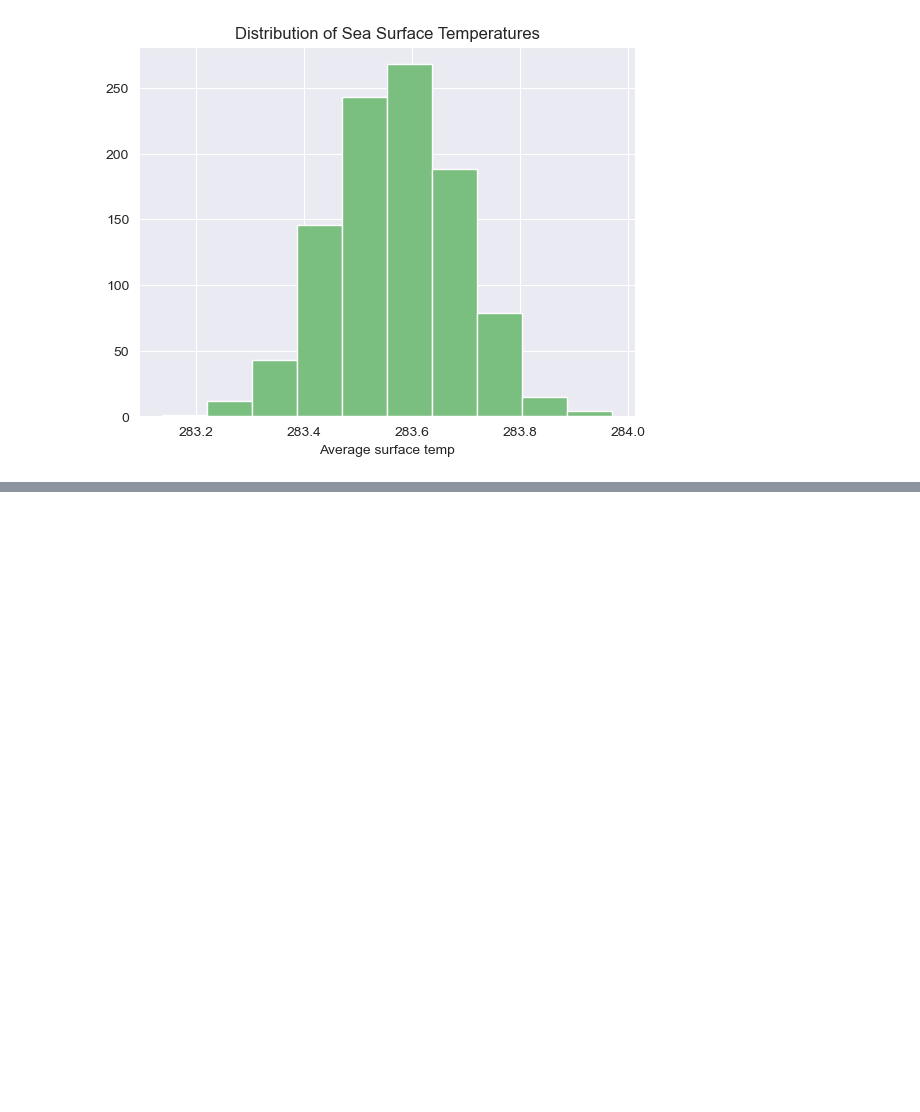
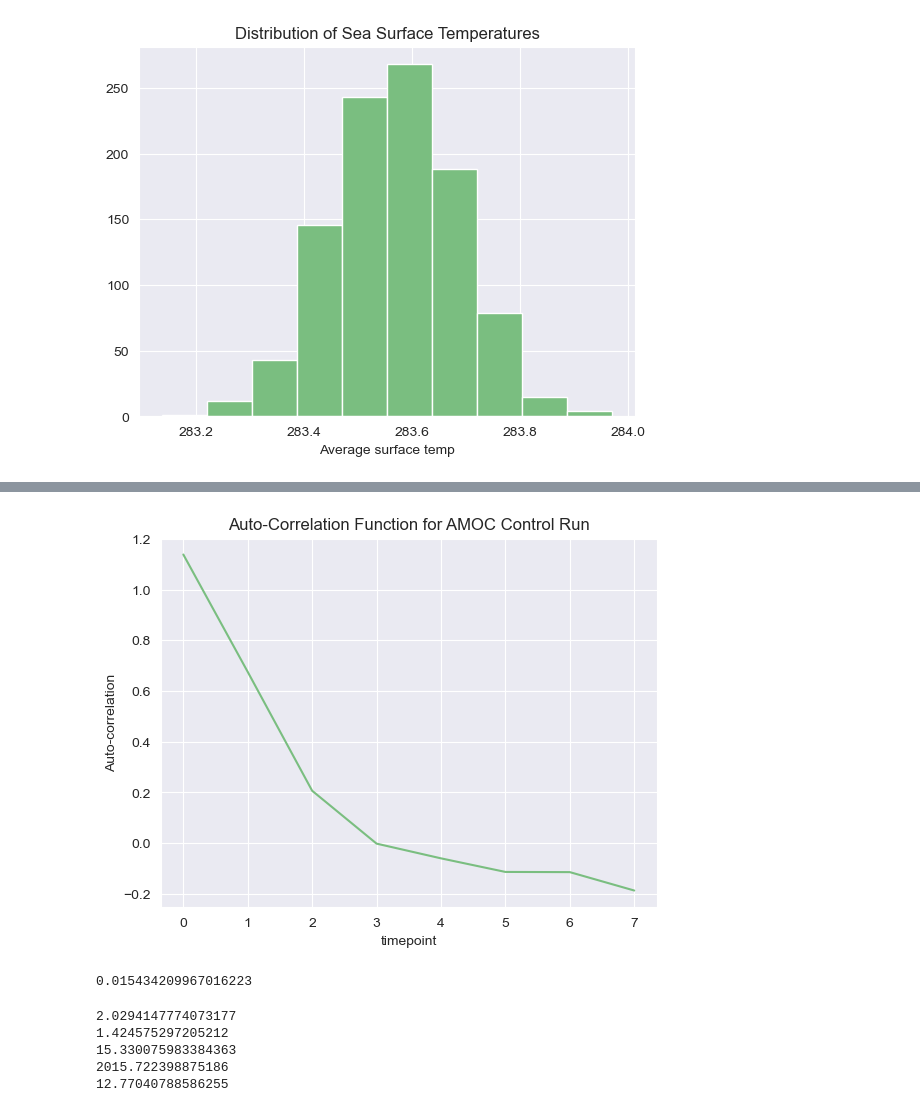
Before and after one commit to amethystaurora-robo/control_run_analysis, a Jupyter notebook: amoc_analysis.ipynb, the cells around one changed output, grey strips where cells are left out. Cells and saved outputs as stored; diff of their text form; code cells hidden in the pictures; blank space fills up the shorter version.

```diff
--- a/amoc_analysis.ipynb
+++ b/amoc_analysis.ipynb
@@ -111,0 +155,56 @@ plt.savefig('PDF_amoc_cut.png')
+# %%
+#change list to temp and salt
+slices = np.array_split(amoc_list, 1500)
+products = []
+slice_length = len(amoc_list) // 1500
+expectations = np.zeros((1500,slice_length))
+for slice_num, slice in enumerate(slices):
+    for i in range(len(slice)):
+        expectations[slice_num,i] = (slice[0]-control_mean)*(slice[i]-control_mean)
+    #print(slice[0],slice[i],control_mean**2)
+#find mean of AC at each expected value of amoc
+ACF_mean = np.mean(expectations, axis=0)
+ACF = []
+
+#divide by variance
+for mean in ACF_mean:
+    R_t = mean/control_variance
+    ACF.append(R_t)
+# %%
+#plot autocorrelation function
+plt.figure()
+plt.plot(ACF)
+plt.title('Auto-Correlation Function for AMOC Control Run')
+plt.xlabel('timepoint')
+plt.ylabel('Auto-correlation')
+plt.savefig('acfunc_control.png')
+# %% [output]
+[figure, added]
+# %%
+#integral auto-correlation time (system memory), tau
+mults=[]
+for auto in range(len(ACF)):
+    mults.append(ACF[auto]*delta_t)
+tau = np.sum(mults)
+print(tau)
+# %% [output]
+0.015434209967016223
+# %%
+#compute k
+print(control_variance)
+a = control_mean - 3*control_std_dev
+print(control_std_dev)
+print(a)
+k=a/(tau/control_variance)
+print(k)
+#target value of a where trajectory drops to
+k=(-0.03)/tau/control_variance
+#target value of a where edge state
+k=(0.4)/tau/control_variance
+print(k)
+# %% [output]
+2.0294147774073177
+1.424575297205212
+15.330075983384363
+2015.722398875186
+12.77040788586255
```
Also changed, not shown: parts of 8 cells of this notebook.
